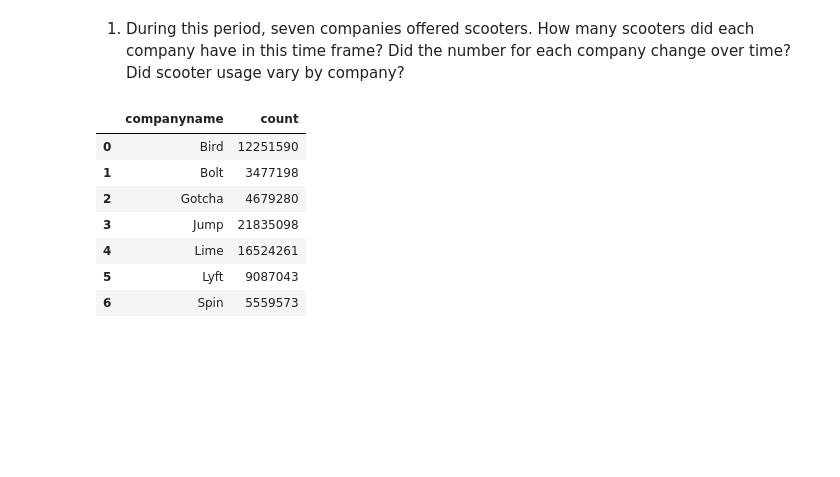
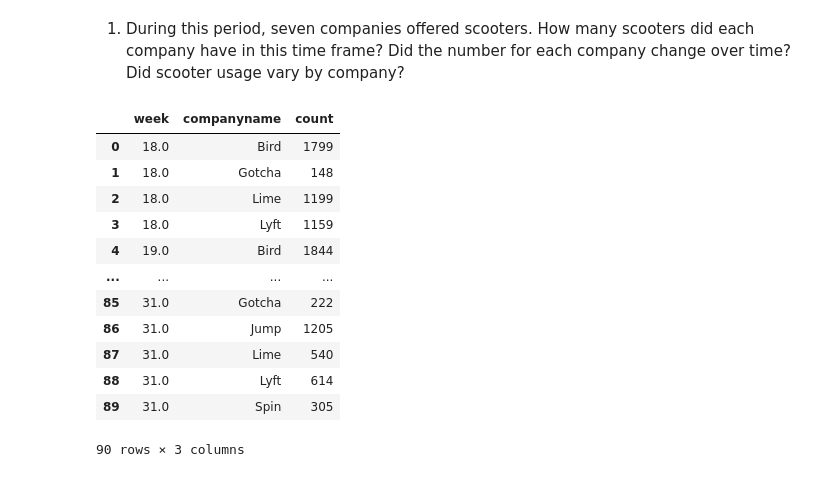
Before and after one commit to NSS-Data-Analytics-Cohort-8/scooter-partner1-badger-badger-python, a Jupyter notebook: notebooks/questions.ipynb, the cells around one changed output. Drawn from its saved outputs; the diff is of its cells as text; code cells hidden in the pictures; blank space fills up the shorter version.

```diff
--- a/notebooks/questions.ipynb
+++ b/notebooks/questions.ipynb
@@ -13,20 +14,25 @@ scooters = create_engine(connection_string)
 1. During this period, seven companies offered scooters. How many scooters did each company have in this time frame? Did the number for each company change over time? Did scooter usage vary by company?
 # %%
 sco_per_co = '''
-SELECT companyname, COUNT(sumdid)
+SELECT EXTRACT(WEEK FROM pubdatetime :: DATE) AS week, companyname, COUNT(DISTINCT sumdid)
 FROM scooters
 WHERE sumdgroup <> 'bicyle'
-GROUP BY companyname
+GROUP BY week, companyname
 '''
 
 sco_per_co = pd.read_sql(sco_per_co, con=scooters)
 sco_per_co
 # %% [output]
-|  | companyname | count |
-| 0 | Bird | 12251590 |
-| 1 | Bolt | 3477198 |
-| 2 | Gotcha | 4679280 |
-| 3 | Jump | 21835098 |
-| 4 | Lime | 16524261 |
-| 5 | Lyft | 9087043 |
-| 6 | Spin | 5559573 |
+|  | week | companyname | count |
+| 0 | 18.0 | Bird | 1799 |
+| 1 | 18.0 | Gotcha | 148 |
+| 2 | 18.0 | Lime | 1199 |
+| 3 | 18.0 | Lyft | 1159 |
+| 4 | 19.0 | Bird | 1844 |
+| ... | ... | ... | ... |
+| 85 | 31.0 | Gotcha | 222 |
+| 86 | 31.0 | Jump | 1205 |
+| 87 | 31.0 | Lime | 540 |
+| 88 | 31.0 | Lyft | 614 |
+| 89 | 31.0 | Spin | 305 |
+90 rows × 3 columns
```
Also changed, not shown: parts of 6 cells of this notebook.
